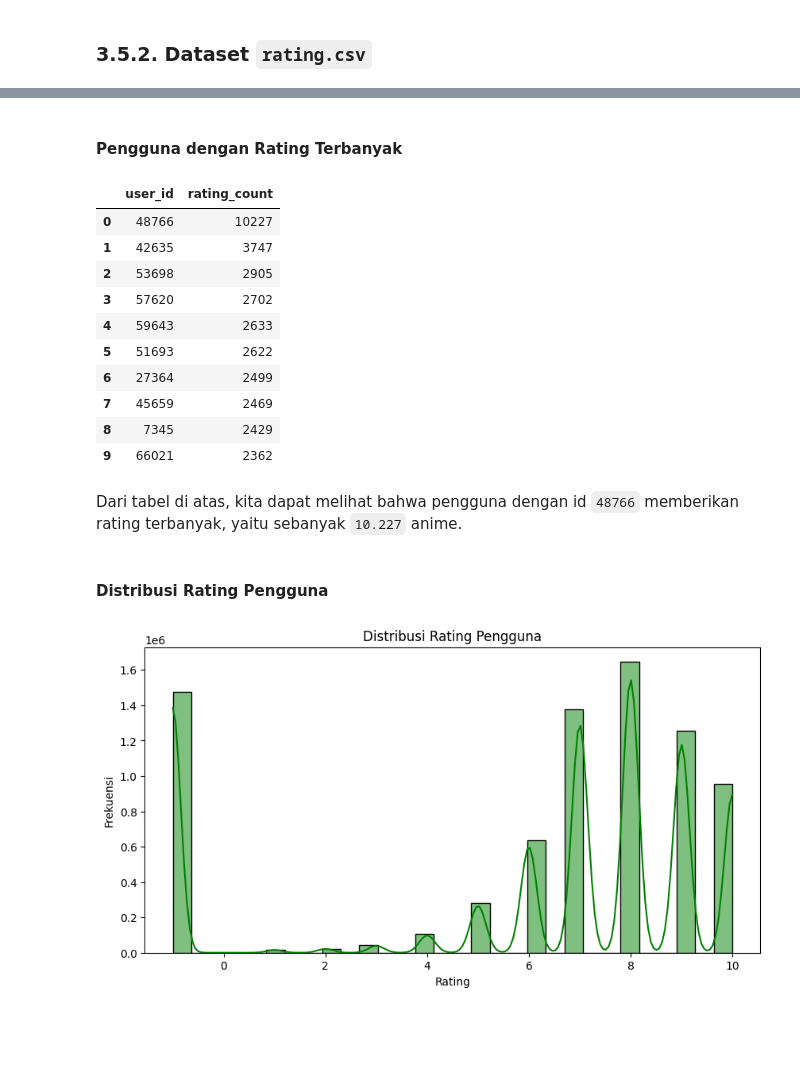
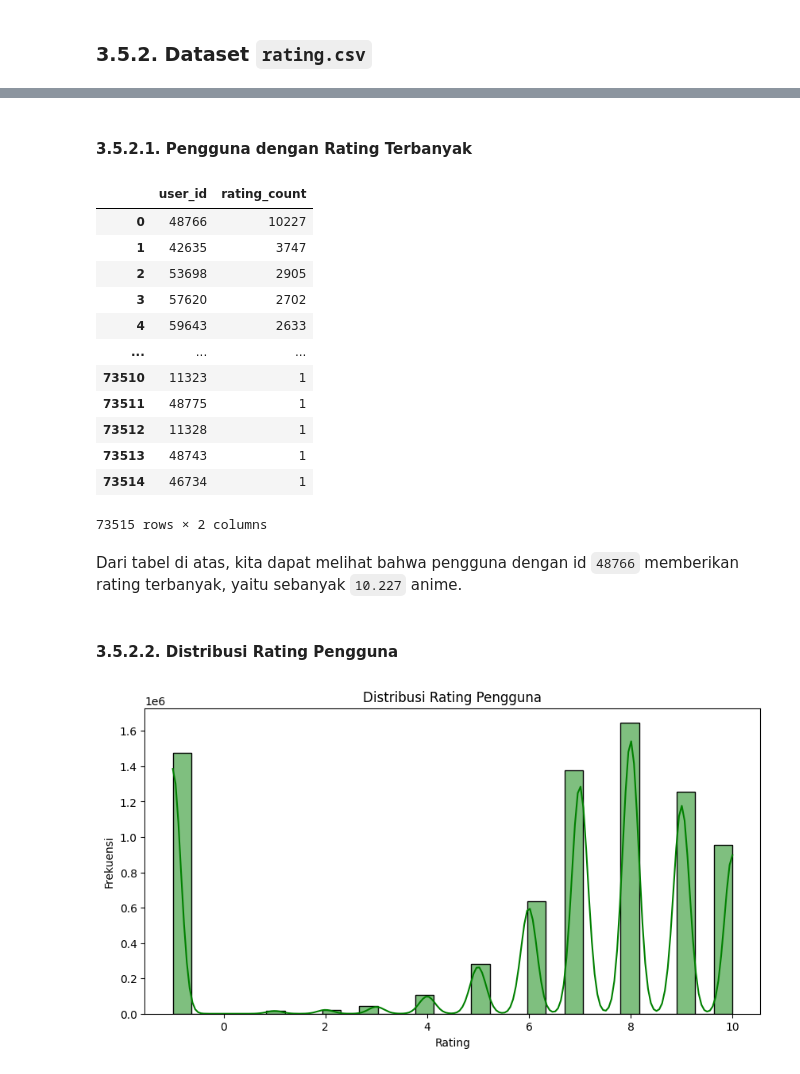
Before and after one commit to bimarakajati/Anime-Recommender-System, a Jupyter notebook: Anime-Recommender-System.ipynb, the cells around one changed output, grey strips where cells are left out. Saved outputs shown, nothing was run; the diff lists cells and outputs as text; code cells hidden in the pictures; blank space fills up the shorter version.

```diff
--- a/Anime-Recommender-System.ipynb
+++ b/Anime-Recommender-System.ipynb
@@ -272,33 +259,35 @@ df_rating
 # %% [markdown]
-#### Pengguna dengan Rating Terbanyak
+#### 3.5.2.1. Pengguna dengan Rating Terbanyak
 # %%
 # Group by user_id and count the number of ratings for each user
 user_rating_counts = df_rating.groupby('user_id').size().reset_index(name='rating_count')
 
-# Find the user with the most ratings
-top_user = user_rating_counts.nlargest(10, 'rating_count')
+# Sort the result by rating_count in descending order
+user_rating_counts = user_rating_counts.sort_values(by='rating_count', ascending=False)
 
 # Reset the index of the result DataFrame
-top_user.reset_index(drop=True, inplace=True)
+user_rating_counts.reset_index(drop=True, inplace=True)
 
 # Return the result as a DataFrame
-top_user
+user_rating_counts
 # %% [output]
 |  | user_id | rating_count |
 | 0 | 48766 | 10227 |
 | 1 | 42635 | 3747 |
 | 2 | 53698 | 2905 |
 | 3 | 57620 | 2702 |
 | 4 | 59643 | 2633 |
-| 5 | 51693 | 2622 |
-| 6 | 27364 | 2499 |
-| 7 | 45659 | 2469 |
-| 8 | 7345 | 2429 |
-| 9 | 66021 | 2362 |
+| ... | ... | ... |
+| 73510 | 11323 | 1 |
+| 73511 | 48775 | 1 |
+| 73512 | 11328 | 1 |
+| 73513 | 48743 | 1 |
+| 73514 | 46734 | 1 |
+73515 rows × 2 columns
 # %% [markdown]
 Dari tabel di atas, kita dapat melihat bahwa pengguna dengan id `48766` memberikan rating terbanyak, yaitu sebanyak `10.227` anime.
 # %% [markdown]
-#### Distribusi Rating Pengguna
+#### 3.5.2.2. Distribusi Rating Pengguna
 # %%
 # Create a histogram for the distribution of user ratings
 plt.figure(figsize=(10, 5))
```
Also changed, not shown: parts of 76 cells of this notebook.
